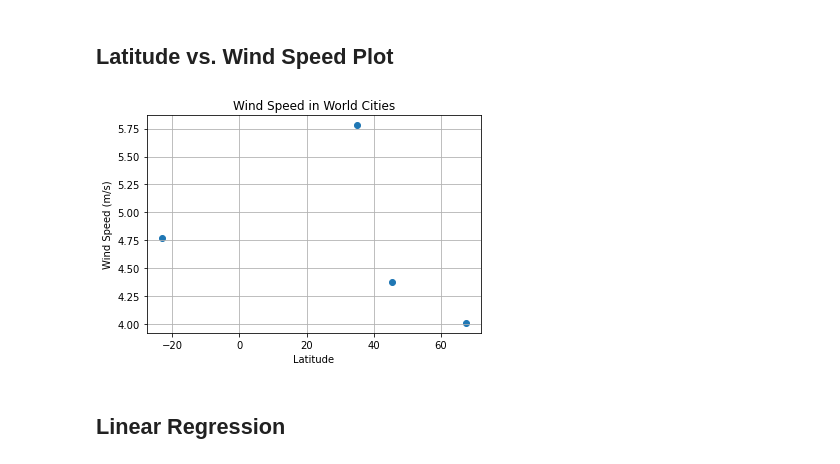
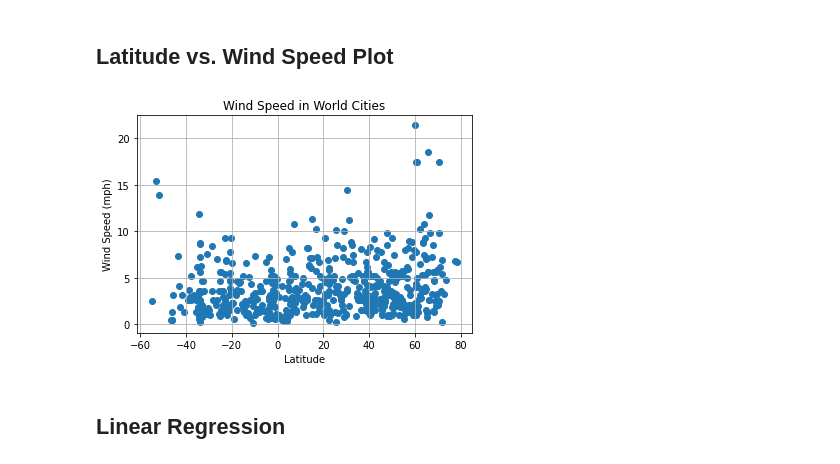
Before and after one commit to FernB/Python_API_Homework, a Jupyter notebook: WeatherPy/WeatherPy.ipynb, the cells around one changed output. Saved outputs shown, nothing was run; the diff lists cells and outputs as text; code cells hidden in the pictures.

Commit message:
trying to improve range of lats and longs, go back to previous

```diff
--- a/WeatherPy/WeatherPy.ipynb
+++ b/WeatherPy/WeatherPy.ipynb
@@ -20,13 +78,13 @@ from api_keys import weather_api_key
 # %%
 #lat south - 90 eq 0 north 90 55 139   21
-#long -180 to 180
-cities = []
-while len(cities) < 10:
-    lat = round(np.random.uniform(-90.0, 90.0),2)
-    lon = round(np.random.uniform(-180.0, 180.0),2)
-    city = citipy.nearest_city(lat, lon).city_name
-    cities.append(city)
-    cities = list(set(cities))
-print(cities)
-len(list(set(cities)))
+# #long -180 to 180
+# cities = []
+# while len(cities) < 600:
+#     lat = round(np.random.uniform(-90.0, 90.0),2)
+#     lon = round(np.random.uniform(-180.0, 180.0),2)
+#     city = citipy.nearest_city(lat, lon).city_name
+#     cities.append(city)
+#     cities = list(set(cities))
+# print(cities)
+# len(list(set(cities)))
 # %% [output]
@@ -36,3 +94,7 @@ len(list(set(cities)))
 ### Perform API Calls
 * Perform a weather check on each city using a series of successive API calls.
 * Include a print log of each city as it'sbeing processed (with the city number and city name).
+# %%
+for key,value in cities.items():
+    for city in value:
+        print(city)
@@ -123,8 +213,8 @@ df1.head()
 ----
 Skip this step if there are no cities that have humidity > 100%.
 # %%
-if len(df1[df1["Humidity"]>80] == 0):
-    print(0)
-else:
-    over100 = (df1[df1["Humidity"]>80]).index
+# if len(df1[df1["Humidity"]>100] == 0):
+#     print(0)
+# else:
+#     over100 = (df1[df1["Humidity"]>100]).index
 # %% [output]
@@ -132,11 +222,11 @@ else:
 # %%
 #  Get the indices of cities that have humidity over 100%.
-try:
-    over100 = (df1[df1["Humidity"]>80]).index
+if df1["Humidity"].max() > 0:
+    over100 = (df1[df1["Humidity"]>100]).index
     clean_city_data = df1.drop(over100, inplace = False)
     droppedcities = df1.loc[over100]["City"]
     print(", ".join(droppedcities) + " have been removed as humidity was >100%")
-except:
-    print()
+else:
+
     clean_city_data = df1
 # %% [output]
@@ -221,20 +348,20 @@ plt.show()
 # %%
 # Build a scatter plot for each data type
 plt.scatter(clean_city_data["Lat"], clean_city_data["Wind Speed"], marker="o")
 
 # Incorporate the other graph properties
 plt.title("Wind Speed in World Cities")
-plt.ylabel("Wind Speed (m/s)")
+plt.ylabel("Wind Speed (mph)")
 plt.xlabel("Latitude")
 plt.grid(True)
 
 # Save the figure
 plt.savefig("WindSpeedInWorldCities.png")
 
 # Show plot
 plt.show()
 # %% [output]
-[figure, old version]
+[figure, new version]
 # %% [markdown]
 ## Linear Regression
 # %%
```
Also changed, not shown: parts of 27 cells of this notebook, 4 other files.
